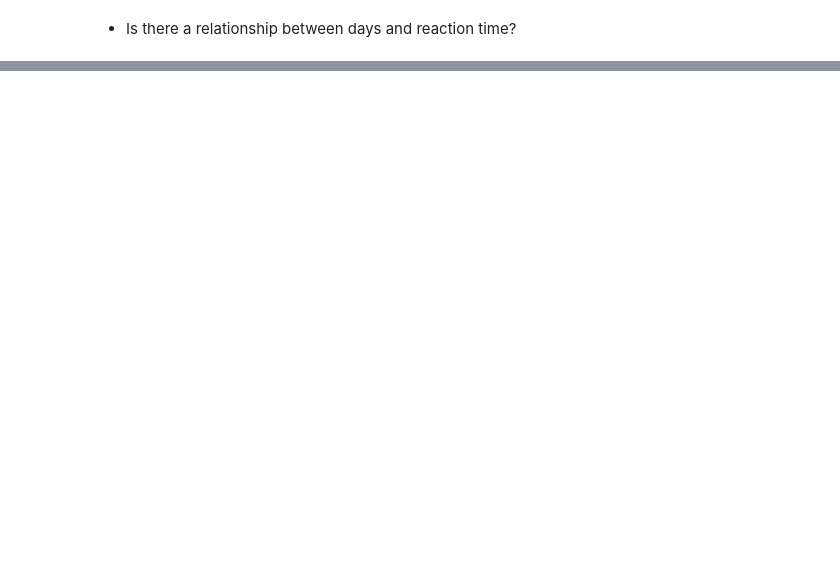
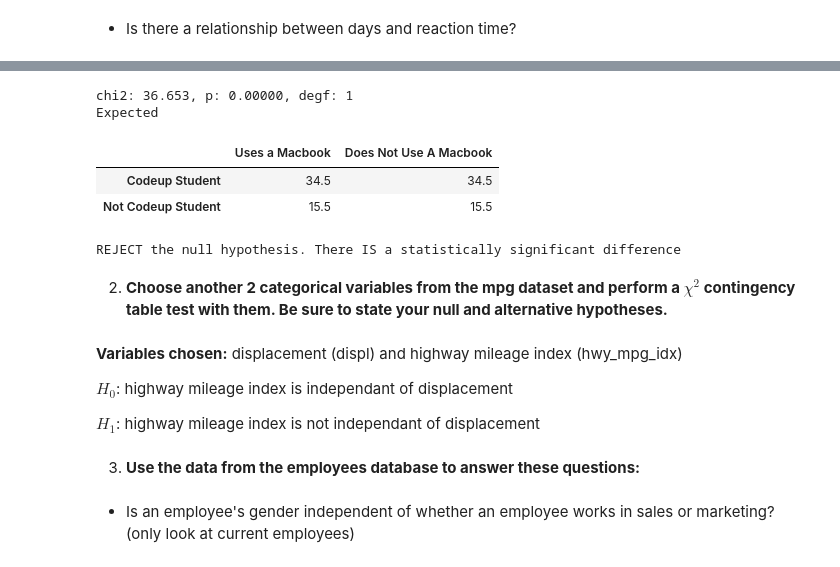
Before and after one commit to kjeliasen/statistics-exercises, a Jupyter notebook: hypothesis_testing.ipynb, the cells around one changed output, grey strips where cells are left out. Cells and saved outputs as stored; diff of their text form; code cells hidden in the pictures; blank space fills up the shorter version.

```diff
--- a/hypothesis_testing.ipynb
+++ b/hypothesis_testing.ipynb
@@ -639,0 +653,29 @@ REJCT the null hypothesis. There IS a statistically significant difference
+# %%
+chi2, p, degf, expected = stats.chi2_contingency(observed)
+print(f'chi2: {chi2:.3f}, p: {p:.5f}, degf: {degf}\nExpected')
+pd.DataFrame(expected, index=index, columns=columns)
+# %% [output]
+chi2: 36.653, p: 0.00000, degf: 1
+Expected
+|  | Uses a Macbook | Does Not Use A Macbook |
+| Codeup Student | 34.5 | 34.5 |
+| Not Codeup Student | 15.5 | 15.5 |
+# %%
+reject, statement = null_reject(p, alpha)
+print(statement)
+# %% [output]
+REJECT the null hypothesis. There IS a statistically significant difference
+# %% [markdown]
+2. **Choose another 2 categorical variables from the mpg dataset and perform a $\chi^2$ contingency table test with them. Be sure to state your null and alternative hypotheses.**
+# %% [markdown]
+**Variables chosen:**
+displacement (displ) and highway mileage index (hwy_mpg_idx)
+
+
+$H_0$: highway mileage index is independant of displacement
+
+$H_1$: highway mileage index is not independant of displacement
+# %% [markdown]
+3. **Use the data from the employees database to answer these questions:**
+# %% [markdown]
+- Is an employee's gender independent of whether an employee works in sales or marketing? (only look at current employees)
```
Also changed, not shown: parts of 39 cells of this notebook.
